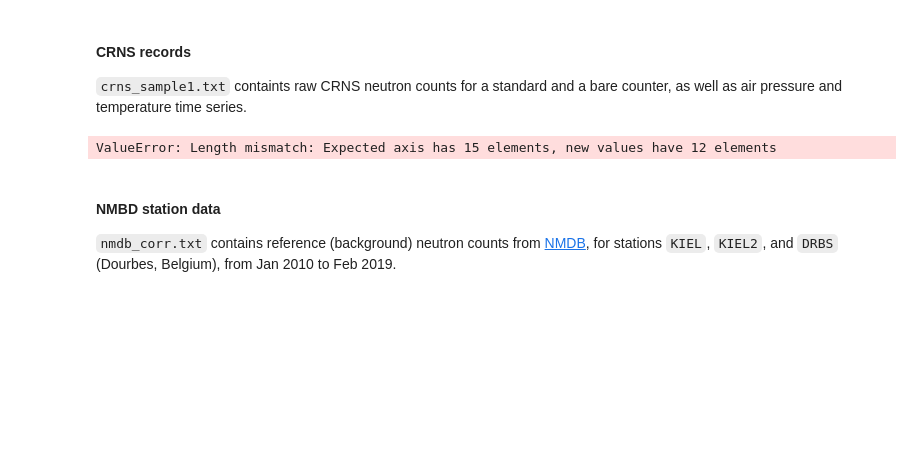
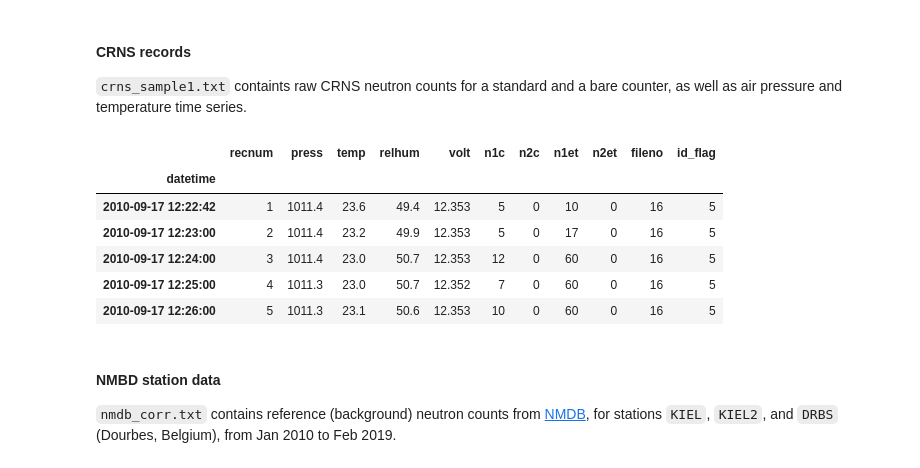
Before and after one commit to heistermann/cosmicsense, a Jupyter notebook: docs/source/notebooks/n_to_theta.ipynb, the cells around one changed output. Saved outputs shown, nothing was run; the diff lists cells and outputs as text; code cells hidden in the pictures; blank space fills up the shorter version.

```diff
--- a/docs/source/notebooks/n_to_theta.ipynb
+++ b/docs/source/notebooks/n_to_theta.ipynb
@@ -23,15 +23,20 @@ import cosmicsense as cs
 `crns_sample1.txt` containts raw CRNS neutron counts for a standard and a bare counter, as well as air pressure and temperature time series.
 # %%
 # Sensor counts
-#crns = pd.read_csv("../../../data/crns_sample1.txt", sep="\t")
-crns = pd.read_csv("/media/x/cosmicsense/data/schaefertal/crns/1007039.txt", sep="\t")
+crns = pd.read_csv("../../../data/crns_sample1.txt", sep="\t")
 crns.columns = ["recnum", "datetime", "press", "temp", "relhum", "volt",
                 "n1c", "n2c", "n1et", "n2et", "fileno", "id_flag"]
 crns.datetime = pd.to_datetime(crns.datetime)
 crns = crns.set_index("datetime")
 crns.head()
 # %% [output]
-ValueError: Length mismatch: Expected axis has 15 elements, new values have 12 elements
+|  | recnum | press | temp | relhum | volt | n1c | n2c | n1et | n2et | fileno | id_flag |
+| datetime |  |  |  |  |  |  |  |  |  |  |  |
+| 2010-09-17 12:22:42 | 1 | 1011.4 | 23.6 | 49.4 | 12.353 | 5 | 0 | 10 | 0 | 16 | 5 |
+| 2010-09-17 12:23:00 | 2 | 1011.4 | 23.2 | 49.9 | 12.353 | 5 | 0 | 17 | 0 | 16 | 5 |
+| 2010-09-17 12:24:00 | 3 | 1011.4 | 23.0 | 50.7 | 12.353 | 12 | 0 | 60 | 0 | 16 | 5 |
+| 2010-09-17 12:25:00 | 4 | 1011.3 | 23.0 | 50.7 | 12.352 | 7 | 0 | 60 | 0 | 16 | 5 |
+| 2010-09-17 12:26:00 | 5 | 1011.3 | 23.1 | 50.6 | 12.353 | 10 | 0 | 60 | 0 | 16 | 5 |
 # %% [markdown]
 #### NMBD station data
 
```
Also changed, not shown: parts of 1 cell of this notebook, 3 other files.
